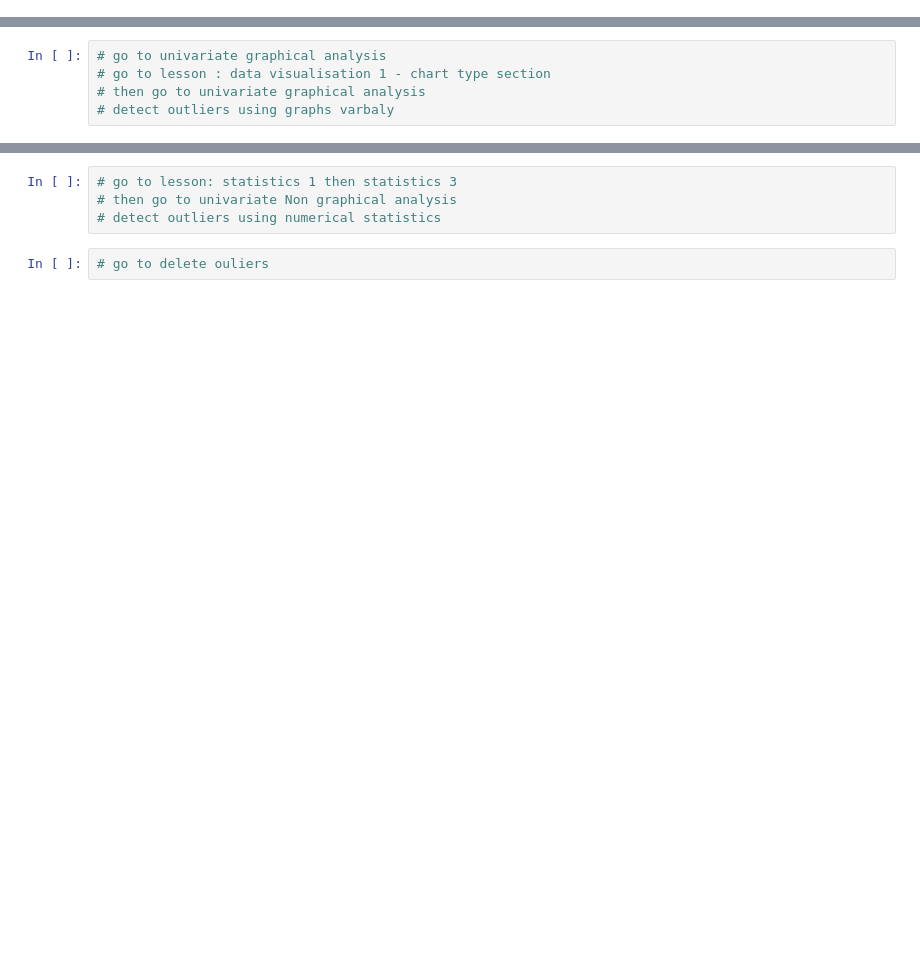
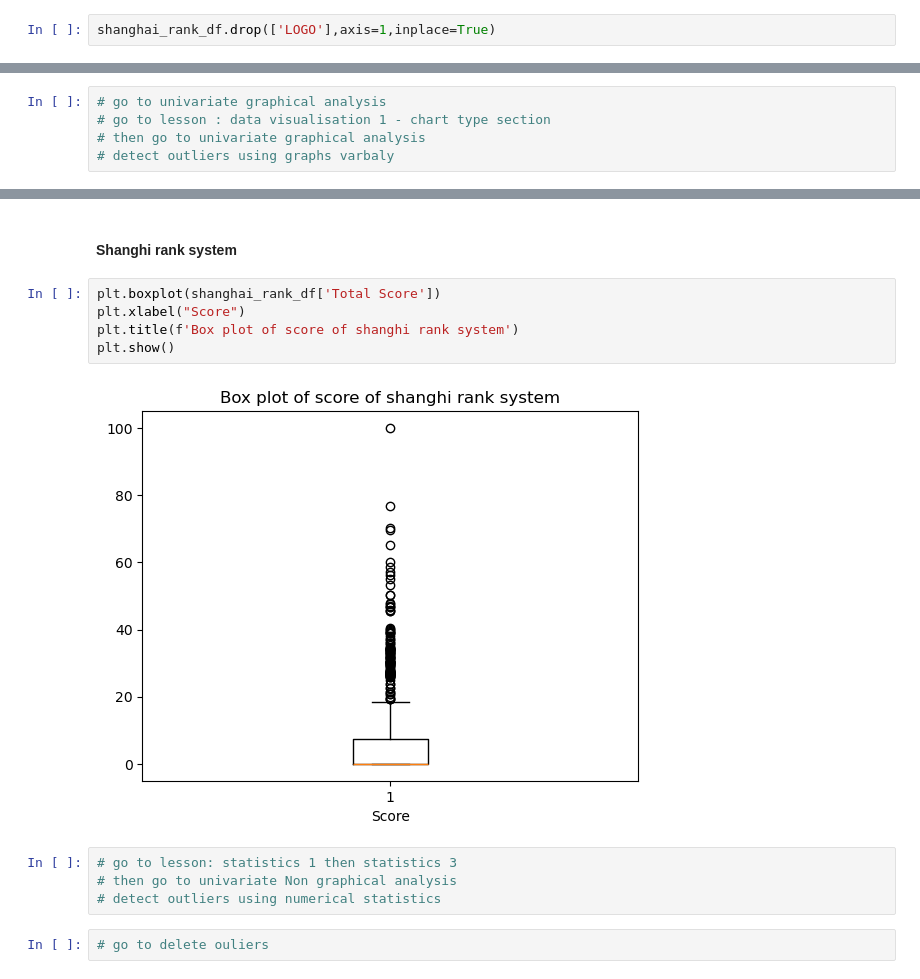
Before and after one commit to Tuwaiq-DS-ML-bootcamp-V-8/Usecase-3-Project-2, a Jupyter notebook: EDA explain template.ipynb, the cells around one changed output, grey strips where cells are left out. Cells and saved outputs as stored; diff of their text form; blank space fills up the shorter version.

```diff
--- a/EDA explain template.ipynb
+++ b/EDA explain template.ipynb
@@ -165,3 +225,5 @@ Assess whether the data is appropriate and applicable for the intended analysis.
+# %%
+shanghai_rank_df.drop(['LOGO'],axis=1,inplace=True)
 # %% [markdown]
 #### 5. Uniqueness:
 Check for and remove duplicate records to prevent skewed analysis results.
@@ -306,3 +462,12 @@ We use 3 common visualization methods:
+# %% [markdown]
+#### Shanghi rank system
+# %%
+plt.boxplot(shanghai_rank_df['Total Score'])
+plt.xlabel("Score")
+plt.title(f'Box plot of score of shanghi rank system')
+plt.show()
+# %% [output]
+[figure, added]
 # %%
 # go to lesson: statistics 1 then statistics 3
 # then go to univariate Non graphical analysis
```
Also changed, not shown: parts of 99 cells of this notebook.
